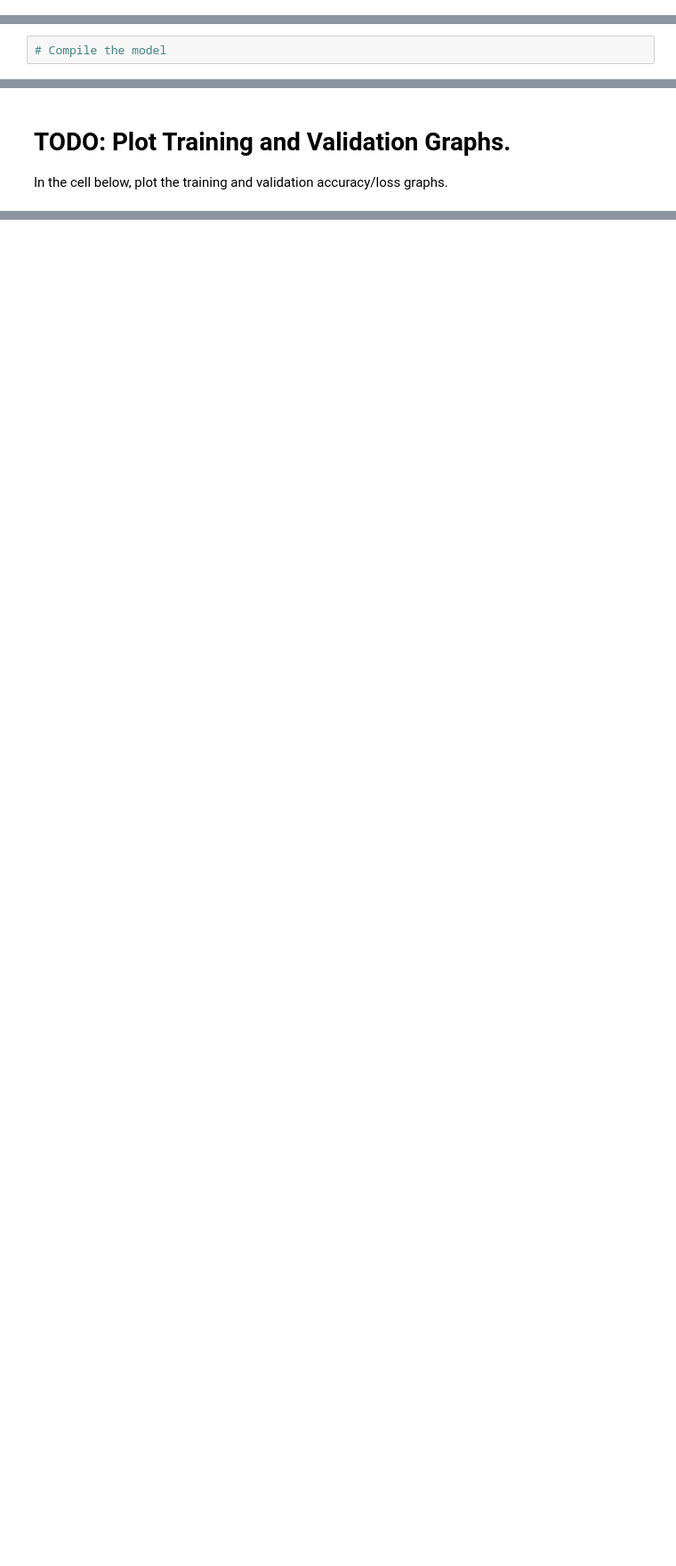
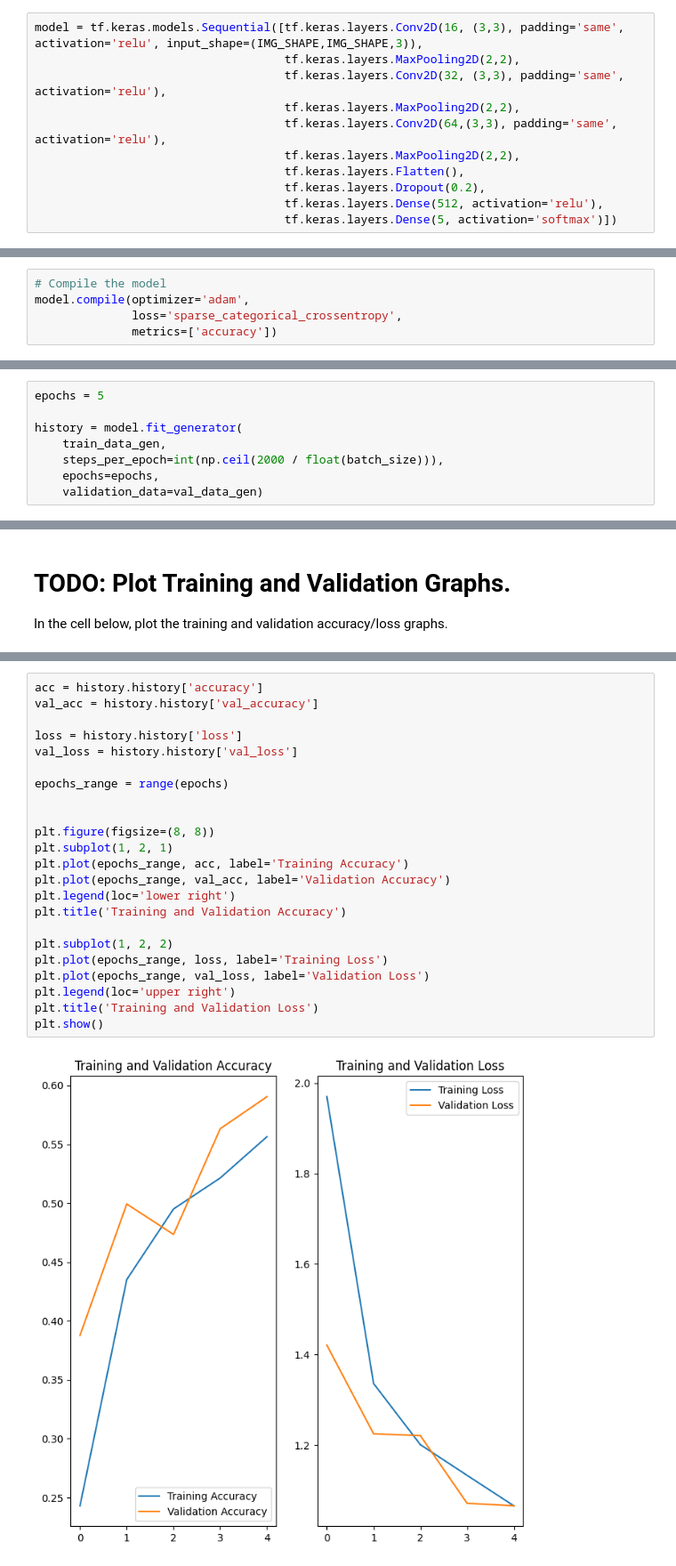
Before and after one commit to Oluwatiseunla/Tensorflow_notebooks, a Jupyter notebook: courses/udacity_intro_to_tensorflow_for_deep_learning/l05c03_exercise_flowers_with_data_augmentation.ipynb, the cells around one changed output, grey strips where cells are left out. Shown at 89% size. Cells and saved outputs as stored; diff of their text form; blank space fills up the shorter version.

```diff
--- a/courses/udacity_intro_to_tensorflow_for_deep_learning/l05c03_exercise_flowers_with_data_augmentation.ipynb
+++ b/courses/udacity_intro_to_tensorflow_for_deep_learning/l05c03_exercise_flowers_with_data_augmentation.ipynb
@@ -255,9 +282,23 @@ model =
+# %%
+model = tf.keras.models.Sequential([tf.keras.layers.Conv2D(16, (3,3), padding='same', activation='relu', input_shape=(IMG_SHAPE,IMG_SHAPE,3)),
+                                    tf.keras.layers.MaxPooling2D(2,2),
+                                    tf.keras.layers.Conv2D(32, (3,3), padding='same', activation='relu'),
+                                    tf.keras.layers.MaxPooling2D(2,2),
+                                    tf.keras.layers.Conv2D(64,(3,3), padding='same', activation='relu'),
+                                    tf.keras.layers.MaxPooling2D(2,2),
+                                    tf.keras.layers.Flatten(),
+                                    tf.keras.layers.Dropout(0.2),
+                                    tf.keras.layers.Dense(512, activation='relu'),
+                                    tf.keras.layers.Dense(5, activation='softmax')])
 # %% [markdown]
 # TODO: Compile the Model
 
 In the cell below, compile your model using the ADAM optimizer, the sparse cross entropy function as a loss function. We would also like to look at training and validation accuracy on each epoch as we train our network, so make sure you also pass the metrics argument.
 # %%
 # Compile the model
+model.compile(optimizer='adam',
+              loss='sparse_categorical_crossentropy',
+              metrics=['accuracy'])
 # %% [markdown]
 # TODO: Train the Model
 
@@ -268,0 +306,8 @@ history =
+# %%
+epochs = 5
+
+history = model.fit_generator(
+    train_data_gen,
+    steps_per_epoch=int(np.ceil(2000 / float(batch_size))),
+    epochs=epochs,
+    validation_data=val_data_gen)
@@ -281,3 +329,28 @@ epochs_range =
+# %%
+acc = history.history['accuracy']
+val_acc = history.history['val_accuracy']
+
+loss = history.history['loss']
+val_loss = history.history['val_loss']
+
+epochs_range = range(epochs)
+
+
+plt.figure(figsize=(8, 8))
+plt.subplot(1, 2, 1)
+plt.plot(epochs_range, acc, label='Training Accuracy')
+plt.plot(epochs_range, val_acc, label='Validation Accuracy')
+plt.legend(loc='lower right')
+plt.title('Training and Validation Accuracy')
+
+plt.subplot(1, 2, 2)
+plt.plot(epochs_range, loss, label='Training Loss')
+plt.plot(epochs_range, val_loss, label='Validation Loss')
+plt.legend(loc='upper right')
+plt.title('Training and Validation Loss')
+plt.show()
+# %% [output]
+[figure, added]
 # %% [markdown]
 # TODO: Experiment with Different Parameters
 
```
Also changed, not shown: parts of 16 cells of this notebook.
